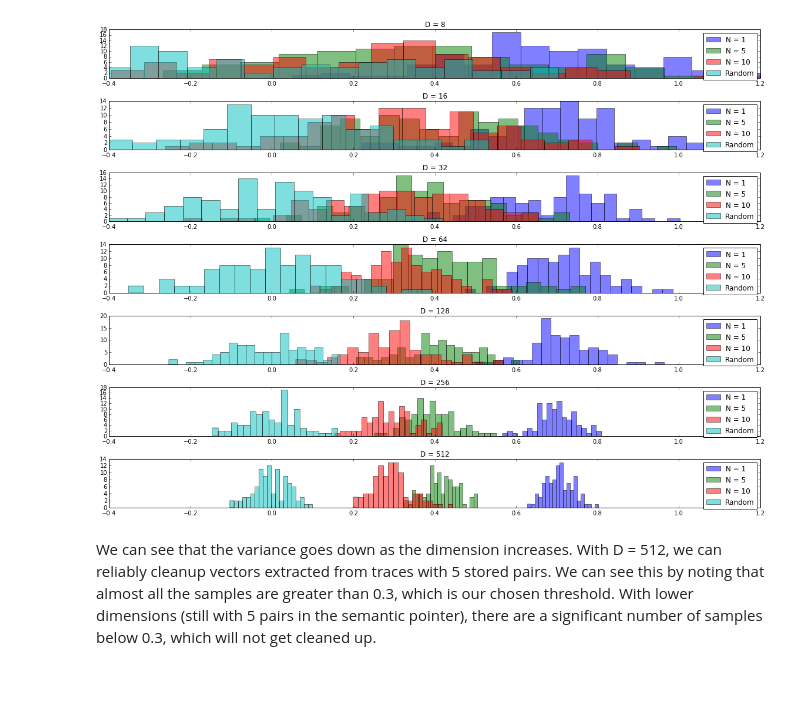
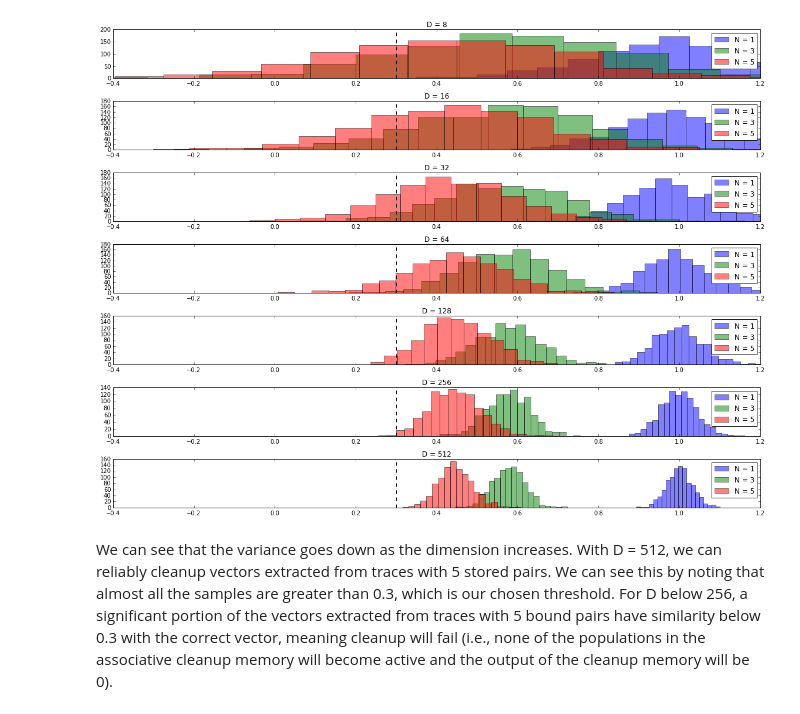
Before and after one commit to e2crawfo/knowledge_representation, a Jupyter notebook: notebooks/distributions.ipynb, the cells around one changed output. Cells and saved outputs as stored; diff of their text form; code cells hidden in the pictures; blank space fills up the shorter version.

```diff
--- a/notebooks/distributions.ipynb
+++ b/notebooks/distributions.ipynb
@@ -13,19 +15,24 @@ import numpy as np
 D = 2**np.arange(3,10)
 
 # Number of vectors included in trace
-N = [1, 5, 10]
+N = [1, 3, 5]
 
-num_samples = 100 # num samples for each histogram
+num_samples = 1000 # num samples for each histogram
 
 vocab_size = 100
 # %%
-#def make_term(vocab, vocabsize, termsize=2):
 import random
+import numpy as np
+import warnings
+
 from nengo.spa.pointer import SemanticPointer
 from nengo.spa import Vocabulary
 from nengo.utils.distributions import UniformHypersphere
 
 data = []
+
+# Ignore warnings about generating semantic pointers
+warnings.simplefilter('ignore')
 
 for d in D:
     sub_data = []
@@ -37,42 +44,45 @@ for d in D:
         for s in range(num_samples):
             indices = random.sample(range(vocab_size), 2 * n)
 
-            sp = SemanticPointer(d)
+            # Build up the semantic pointer
+            sp = SemanticPointer(np.zeros(d))
             for i in range(n):
                 sp += vocab.parse('X_'+str(indices[2*i])) * vocab.parse('X_'+str(indices[2*i+1]))
 
             sp.normalize()
+
+            # Extract from semantic pointer
             result = sp * ~vocab.parse('X_'+str(indices[0]))
+
+            # Compare extracted vector to correct vector
             sub_sub_data.append(np.dot(result.v, vocab.parse('X_'+str(indices[1])).v))
 
         sub_data.append(np.array(sub_sub_data))
 
     data.append(sub_data)
 
-randoms = [np.dot(UniformHypersphere(d, surface=True).sample(num_samples),
-                  UniformHypersphere(d, surface=True).sample(1).T)
-           for d in D]
+warnings.resetwarnings()
 # %%
 %matplotlib inline
 import matplotlib.pyplot as plt
 import matplotlib.gridspec as gridspec
 gs = gridspec.GridSpec(len(D), 1)
 
 fig = plt.figure(figsize=(16,12))
 i = 0
-for d, sub_data, r in zip(D, data, randoms):
+for d, sub_data in zip(D, data):
     plt.subplot(gs[i, 0])
     for n, sub_sub_data in zip(N, sub_data):
         plt.hist(sub_sub_data, bins=20, alpha=0.5, label="N = %d" % n)
 
-    plt.hist(r, bins=20, alpha=0.5, label="Random")
+    plt.axvline(x=0.3, ls='--', c='k')
     plt.gca().set_xlim((-0.4, 1.2))
 
     plt.legend(loc=1)
     plt.title("D = %d" % d)
     i += 1
 plt.tight_layout()
 # %% [output]
-[figure, old version]
+[figure, new version]
 # %% [markdown]
-We can see that the variance goes down as the dimension increases. With D = 512, we can reliably cleanup vectors extracted from traces with 5 stored pairs. We can see this by noting that almost all the samples are greater than 0.3, which is our chosen threshold. With lower dimensions (still with 5 pairs in the semantic pointer), there are a significant number of samples below 0.3, which will not get cleaned up.
+We can see that the variance goes down as the dimension increases. With D = 512, we can reliably cleanup vectors extracted from traces with 5 stored pairs. We can see this by noting that almost all the samples are greater than 0.3, which is our chosen threshold. For D below 256, a significant portion of the vectors extracted from traces with 5 bound pairs have similarity below 0.3 with the correct vector, meaning cleanup will fail (i.e., none of the populations in the associative cleanup memory will become active and the output of the cleanup memory will be 0).
```
Also changed, not shown: parts of 1 cell of this notebook, 1 other file.
